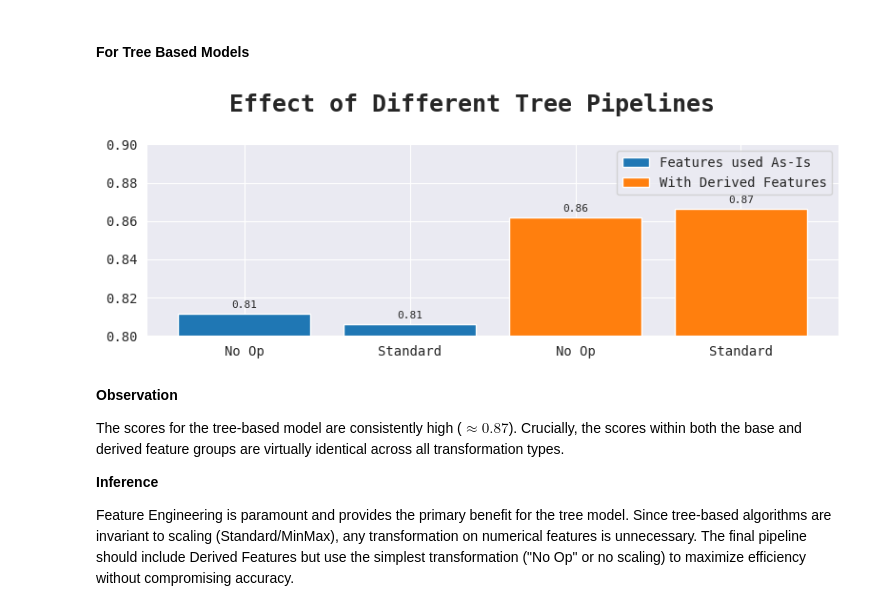
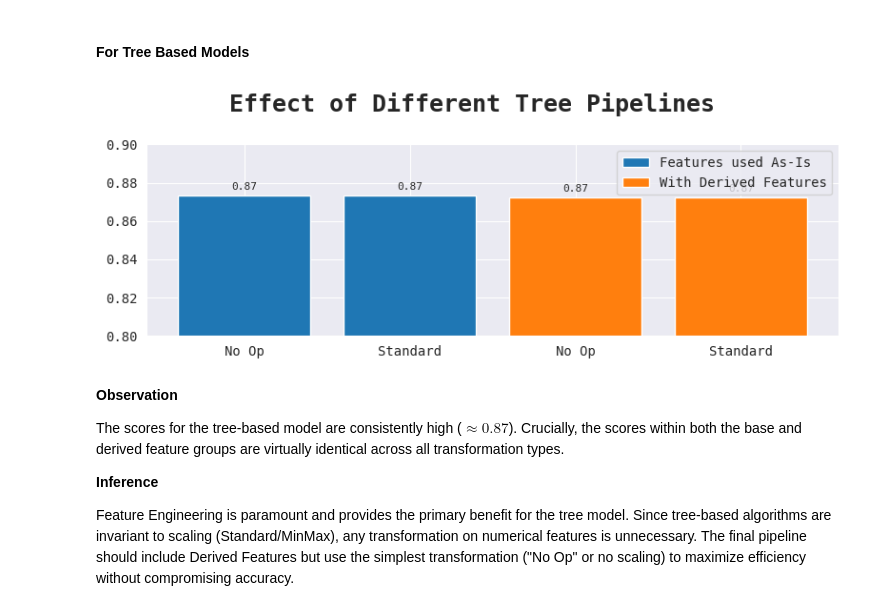
Before and after one commit to SHREYA-1103/Obesity-risk-analysis, a Jupyter notebook: ml_model_analysis.ipynb, the cells around one changed output. Cells and saved outputs as stored; diff of their text form; code cells hidden in the pictures.

```diff
--- a/ml_model_analysis.ipynb
+++ b/ml_model_analysis.ipynb
@@ -988,20 +988,20 @@ tree_pipeline_derived[0] = [  # Compulsory ones
     (pop_binarize, binary_features, True),
     (pop_binarize, binary_derived_features, True),
 ]
-# %%
-_ds_targets = pop_ordinal_encode(ds_source['WeightCategory'].to_numpy())[1]
-_scores = []
-
-for pipeline_variants in [tree_pipeline, tree_pipeline_derived]:
-    for pipeline in iterate_pipeline_variants(pipeline_variants):
-        args, ds_sample = apply_pipeline(pipeline, ds_source)
-        model = skl.ensemble.RandomForestClassifier(n_estimators=n_features_raw * 3 // 2, max_depth=5)
-        model.fit(ds_sample, _ds_targets)
-        _scores.append(model.score(ds_sample, _ds_targets))
-
-plot_variants("Tree", ['No Op', 'Standard'])
-# %% [output]
-[figure, removed]
+# %%
+_ds_targets = pop_ordinal_encode(ds_source['WeightCategory'].to_numpy())[1]
+_scores = []
+
+for pipeline_variants in [tree_pipeline, tree_pipeline_derived]:
+    for pipeline in iterate_pipeline_variants(pipeline_variants):
+        args, ds_sample = apply_pipeline(pipeline, ds_source)
+        model = skl.tree.DecisionTreeClassifier(max_depth=7)
+        model.fit(ds_sample, _ds_targets)
+        _scores.append(model.score(ds_sample, _ds_targets))
+
+plot_variants("Tree", ['No Op', 'Standard'])
+# %% [output]
+[figure, added]
 # %% [markdown]
 **Observation**
 
```
Also changed, not shown: parts of 3 cells of this notebook, 3 other files.
